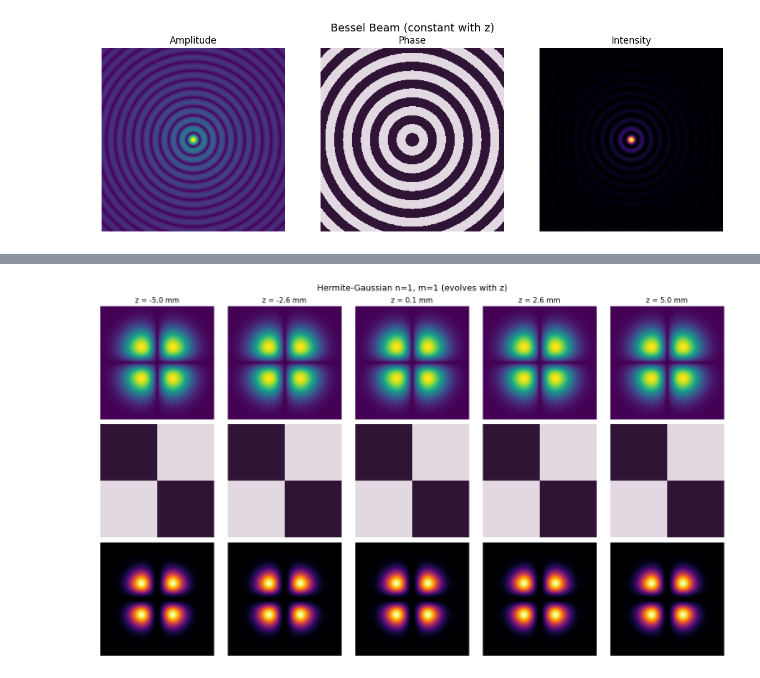
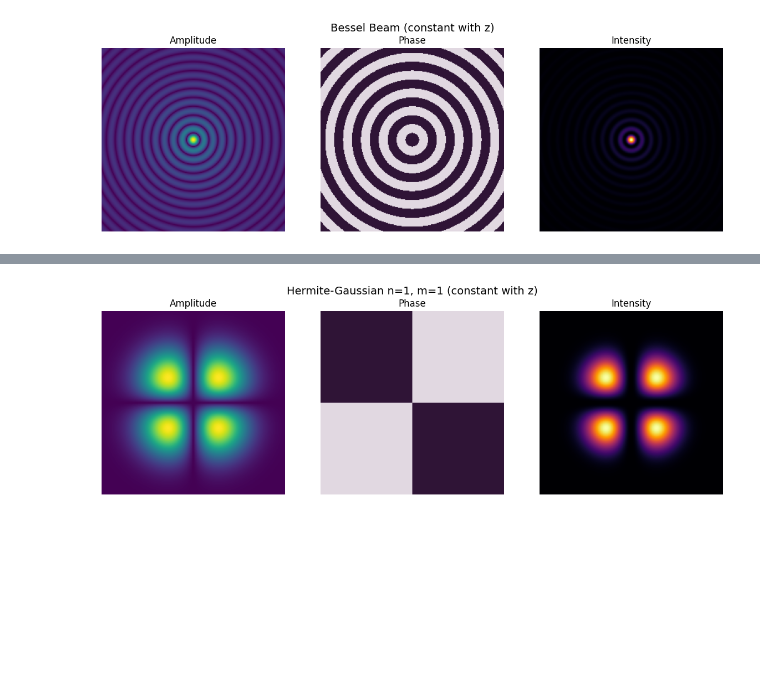
Before and after one commit to debangshu-mukherjee/janssen, a Jupyter notebook: tutorials/DifferentBeams.ipynb, the cells around one changed output, grey strips where cells are left out. Saved outputs shown, nothing was run; the diff lists cells and outputs as text; code cells hidden in the pictures; blank space fills up the shorter version.

```diff
--- a/tutorials/DifferentBeams.ipynb
+++ b/tutorials/DifferentBeams.ipynb
@@ -157,14 +146,12 @@ plot_propagating_wavefront(laguerre, "Laguerre-Gaussian p=0, l=2 (evolves with z
 # %%
-hermite = jns.models.propagate_beam(
-    beam_type="hermite_gaussian",
-    z_positions=z_positions,
+hermite = jns.models.hermite_gaussian(
     wavelength=wavelength,
     dx=dx,
     grid_size=grid_size,
     waist=50e-6,
     n=1,
     m=1,
 )
-plot_propagating_wavefront(hermite, "Hermite-Gaussian n=1, m=1 (evolves with z)")
+plot_optical_wavefront(hermite, "Hermite-Gaussian n=1, m=1 (constant with z)")
 # %% [output]
-[figure, old version]
+[figure, new version]
```
Also changed, not shown: parts of 6 cells of this notebook, 4 other files.
